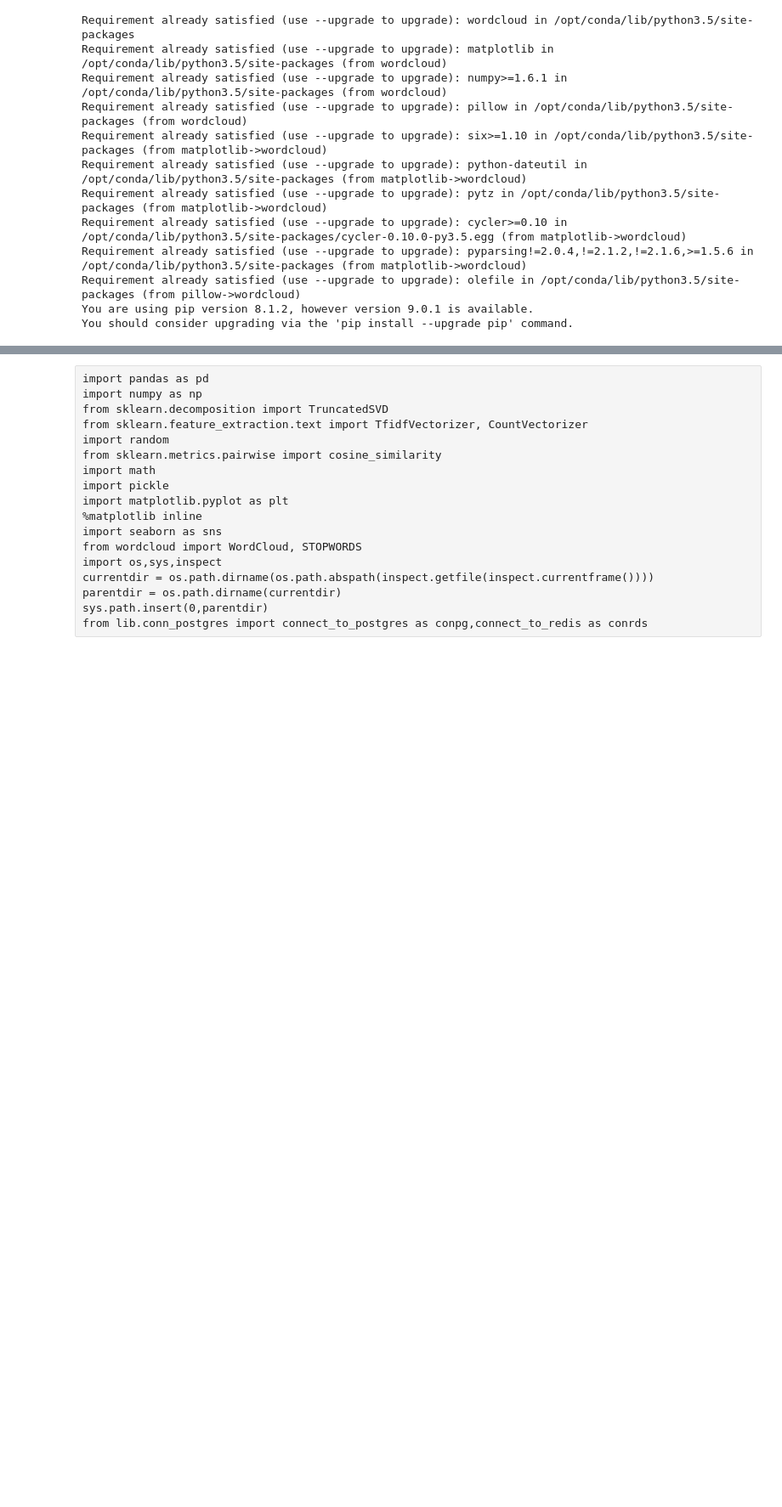
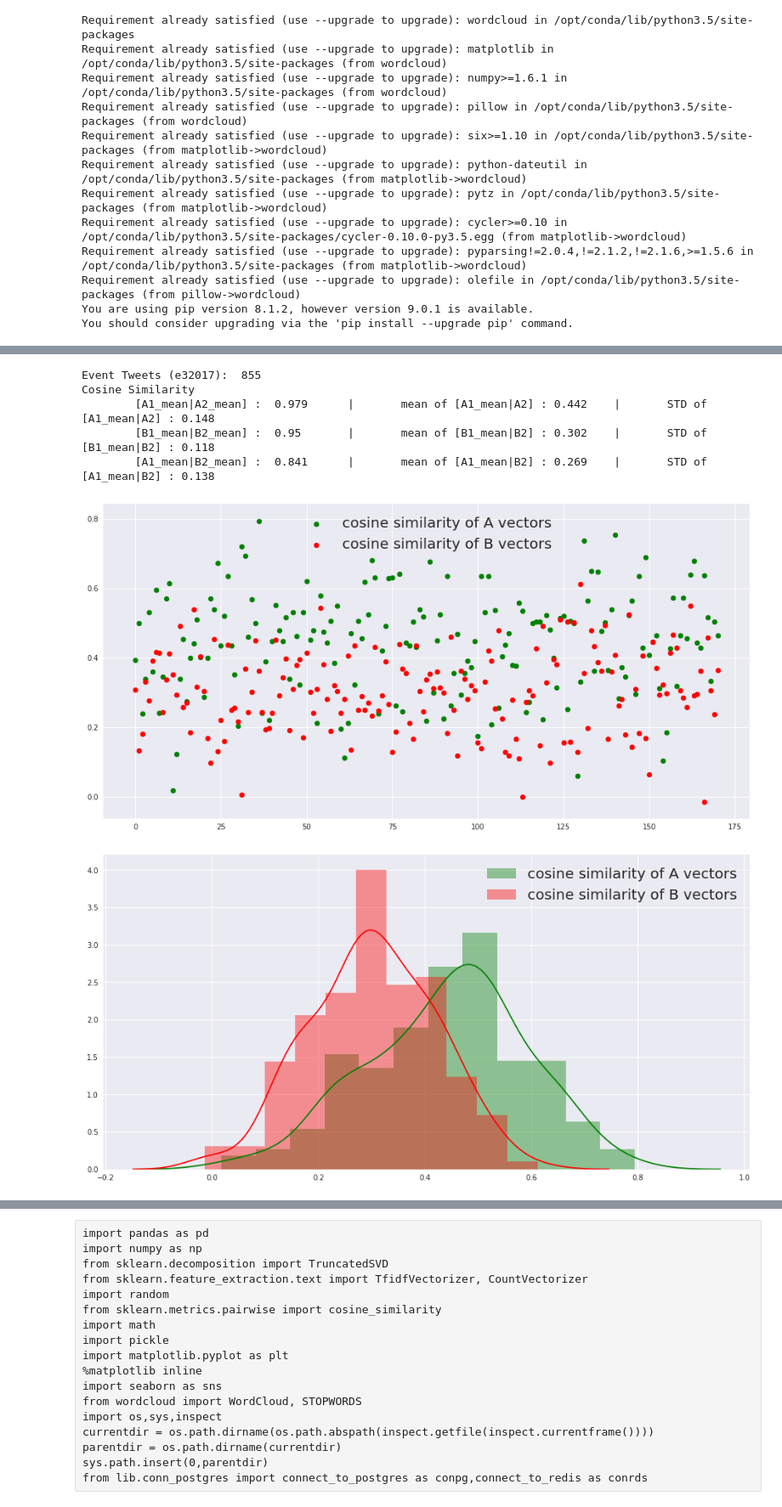
Before and after one commit to joyce-lin/Project_Twitter_NLP, a Jupyter notebook: ipynb/03_Tweets_Modeling_CosineSim_AB_Test_SVD.ipynb, the cells around one changed output, grey strips where cells are left out. Shown at 85% size. Saved outputs shown, nothing was run; the diff lists cells and outputs as text; code cells hidden in the pictures; blank space fills up the shorter version.

```diff
--- a/ipynb/03_Tweets_Modeling_CosineSim_AB_Test_SVD.ipynb
+++ b/ipynb/03_Tweets_Modeling_CosineSim_AB_Test_SVD.ipynb
@@ -283,0 +280,11 @@ check_score_cluster('earthquake|quake',.5)
+# %%
+print('Event Tweets (e32017): ', event_tweet_count('e32017'))
+A, B = tweets_event_ab_test('e32017')
+# %% [output]
+Event Tweets (e32017):  855
+Cosine Similarity
+        [A1_mean|A2_mean] :  0.979      |       mean of [A1_mean|A2] : 0.442    |       STD of [A1_mean|A2] : 0.148
+        [B1_mean|B2_mean] :  0.95       |       mean of [B1_mean|B2] : 0.302    |       STD of [B1_mean|B2] : 0.118
+        [A1_mean|B2_mean] :  0.841      |       mean of [A1_mean|B2] : 0.269    |       STD of [A1_mean|B2] : 0.138
+[figure, added]
+[figure, added]
```
Also changed, not shown: parts of 6 cells of this notebook, 7 other files.
